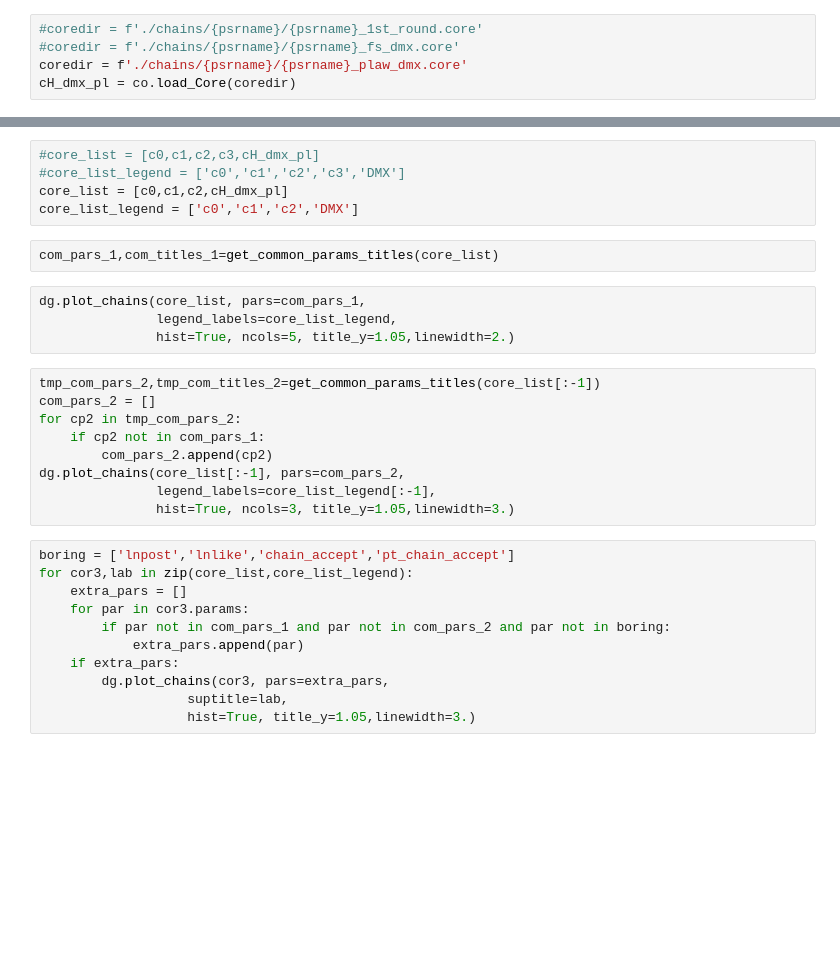
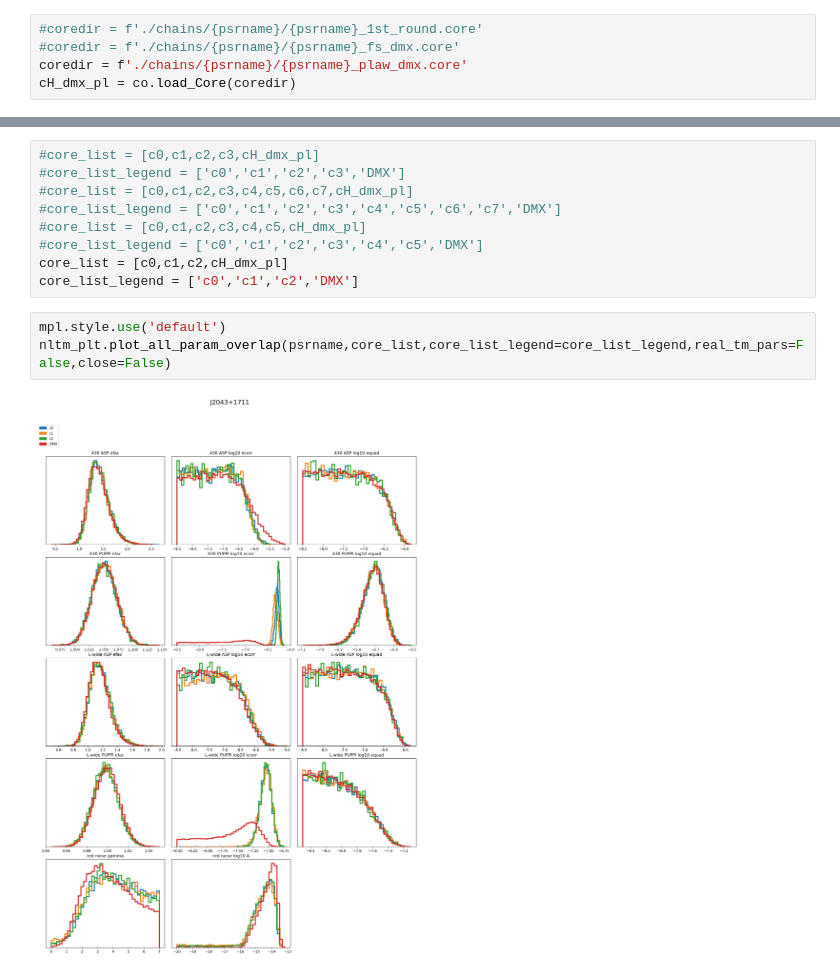
Before and after one commit to ark0015/noise_model_selection, a Jupyter notebook: chain_visualization.ipynb, the cells around one changed output, grey strips where cells are left out. Drawn from its saved outputs; the diff is of its cells as text; blank space fills up the shorter version.

```diff
--- a/chain_visualization.ipynb
+++ b/chain_visualization.ipynb
@@ -480,31 +447,14 @@ def get_common_params_titles(core_list):
 # %%
 #core_list = [c0,c1,c2,c3,cH_dmx_pl]
 #core_list_legend = ['c0','c1','c2','c3','DMX']
+#core_list = [c0,c1,c2,c3,c4,c5,c6,c7,cH_dmx_pl]
+#core_list_legend = ['c0','c1','c2','c3','c4','c5','c6','c7','DMX']
+#core_list = [c0,c1,c2,c3,c4,c5,cH_dmx_pl]
+#core_list_legend = ['c0','c1','c2','c3','c4','c5','DMX']
 core_list = [c0,c1,c2,cH_dmx_pl]
 core_list_legend = ['c0','c1','c2','DMX']
-# %%
-com_pars_1,com_titles_1=get_common_params_titles(core_list)
-# %%
-dg.plot_chains(core_list, pars=com_pars_1,
-               legend_labels=core_list_legend,
-               hist=True, ncols=5, title_y=1.05,linewidth=2.)
-# %%
-tmp_com_pars_2,tmp_com_titles_2=get_common_params_titles(core_list[:-1])
-com_pars_2 = []
-for cp2 in tmp_com_pars_2:
-    if cp2 not in com_pars_1:
-        com_pars_2.append(cp2)
-dg.plot_chains(core_list[:-1], pars=com_pars_2,
-               legend_labels=core_list_legend[:-1],
-               hist=True, ncols=3, title_y=1.05,linewidth=3.)
-# %%
-boring = ['lnpost','lnlike','chain_accept','pt_chain_accept']
-for cor3,lab in zip(core_list,core_list_legend):
-    extra_pars = []
-    for par in cor3.params:
-        if par not in com_pars_1 and par not in com_pars_2 and par not in boring:
-            extra_pars.append(par)
-    if extra_pars:
-        dg.plot_chains(cor3, pars=extra_pars,
-                   suptitle=lab,
-                   hist=True, title_y=1.05,linewidth=3.)
+# %%
+mpl.style.use('default')
+nltm_plt.plot_all_param_overlap(psrname,core_list,core_list_legend=core_list_legend,real_tm_pars=False,close=False)
+# %% [output]
+[figure, added]
```
Also changed, not shown: parts of 31 cells of this notebook, 1 other file.
